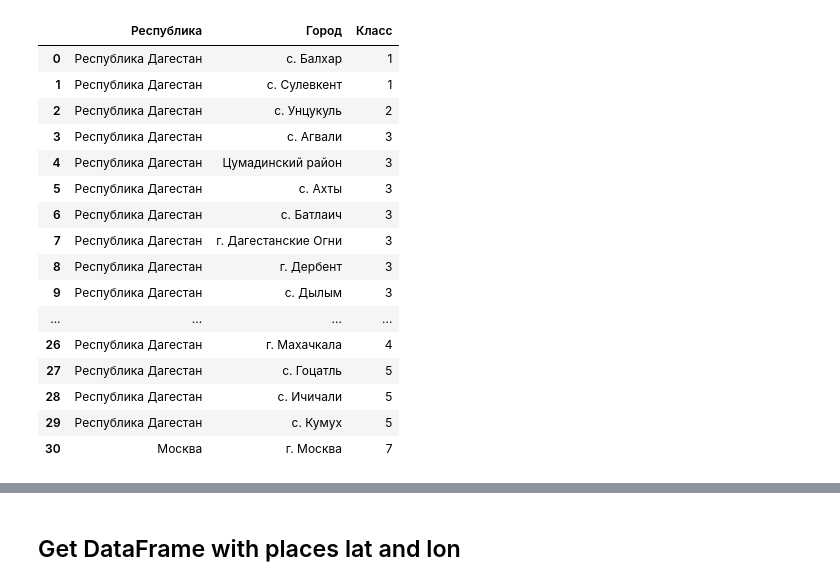
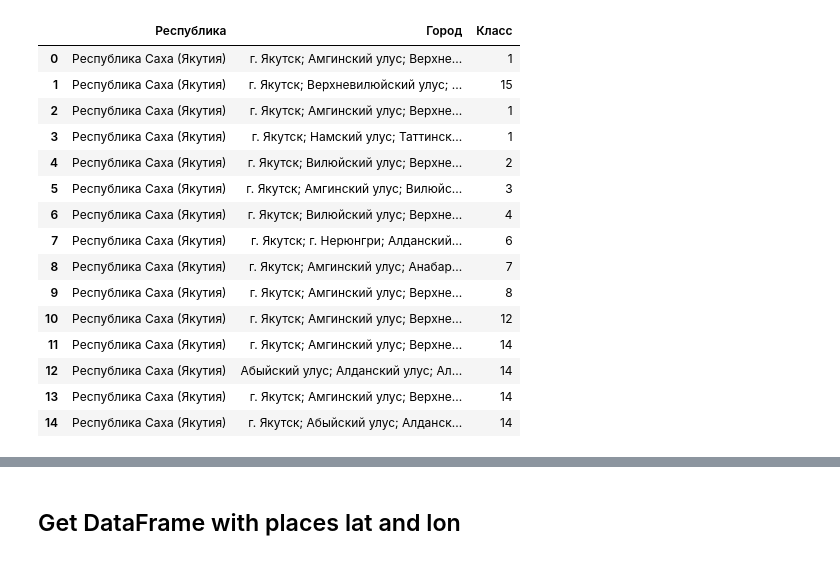
Before and after one commit to ArtKomarov/YandexMapsProject, a Jupyter notebook: OpenStreetMapsPart.ipynb, the cells around one changed output, grey strips where cells are left out. Drawn from its saved outputs; the diff is of its cells as text; code cells hidden in the pictures.

```diff
--- a/OpenStreetMapsPart.ipynb
+++ b/OpenStreetMapsPart.ipynb
@@ -23,26 +23,25 @@ import osm2geojson
 # %%
 nominatim = Nominatim()
 
-data_table = pd.read_excel("таблица для карты пример.xlsx", names=["Республика", "Город", "Класс"], header=None)
+data_table = pd.read_excel("саха.xlsx", names=["Республика", "Город", "Класс"], header=None)
 data_table
 # %% [output]
 |  | Республика | Город | Класс |
-| 0 | Республика Дагестан | с. Балхар | 1 |
-| 1 | Республика Дагестан | с. Сулевкент | 1 |
-| 2 | Республика Дагестан | с. Унцукуль | 2 |
-| 3 | Республика Дагестан | с. Агвали | 3 |
-| 4 | Республика Дагестан | Цумадинский район | 3 |
-| 5 | Республика Дагестан | с. Ахты | 3 |
-| 6 | Республика Дагестан | с. Батлаич | 3 |
-| 7 | Республика Дагестан | г. Дагестанские Огни | 3 |
-| 8 | Республика Дагестан | г. Дербент | 3 |
-| 9 | Республика Дагестан | с. Дылым | 3 |
-| ... | ... | ... | ... |
-| 26 | Республика Дагестан | г. Махачкала | 4 |
-| 27 | Республика Дагестан | с. Гоцатль | 5 |
-| 28 | Республика Дагестан | с. Ичичали | 5 |
-| 29 | Республика Дагестан | с. Кумух | 5 |
-| 30 | Москва | г. Москва | 7 |
+| 0 | Республика Саха (Якутия) | г. Якутск; Амгинский улус; Верхне... | 1 |
+| 1 | Республика Саха (Якутия) | г. Якутск; Верхневилюйский улус; ... | 15 |
+| 2 | Республика Саха (Якутия) | г. Якутск; Амгинский улус; Верхне... | 1 |
+| 3 | Республика Саха (Якутия) | г. Якутск; Намский улус; Таттинск... | 1 |
+| 4 | Республика Саха (Якутия) | г. Якутск; Вилюйский улус; Верхне... | 2 |
+| 5 | Республика Саха (Якутия) | г. Якутск; Амгинский улус; Вилюйс... | 3 |
+| 6 | Республика Саха (Якутия) | г. Якутск; Вилюйский улус; Верхне... | 4 |
+| 7 | Республика Саха (Якутия) | г. Якутск; г. Нерюнгри; Алданский... | 6 |
+| 8 | Республика Саха (Якутия) | г. Якутск; Амгинский улус; Анабар... | 7 |
+| 9 | Республика Саха (Якутия) | г. Якутск; Амгинский улус; Верхне... | 8 |
+| 10 | Республика Саха (Якутия) | г. Якутск; Амгинский улус; Верхне... | 12 |
+| 11 | Республика Саха (Якутия) | г. Якутск; Амгинский улус; Верхне... | 14 |
+| 12 | Республика Саха (Якутия) | Абыйский улус; Алданский улус; Ал... | 14 |
+| 13 | Республика Саха (Якутия) | г. Якутск; Амгинский улус; Верхне... | 14 |
+| 14 | Республика Саха (Якутия) | г. Якутск; Абыйский улус; Алданск... | 14 |
 # %%
 import requests
 import osm2geojson
```
Also changed, not shown: parts of 3 cells of this notebook, 1 other file.
